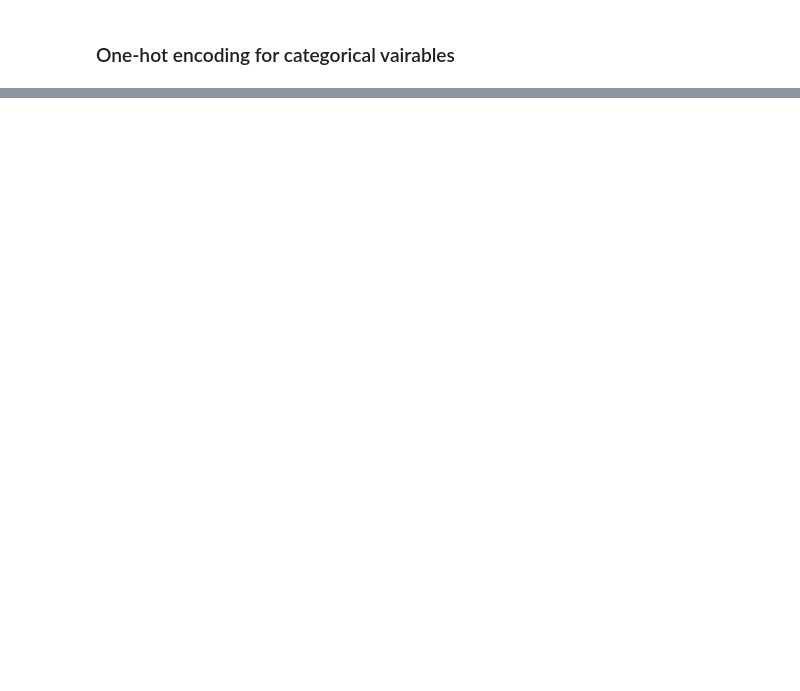
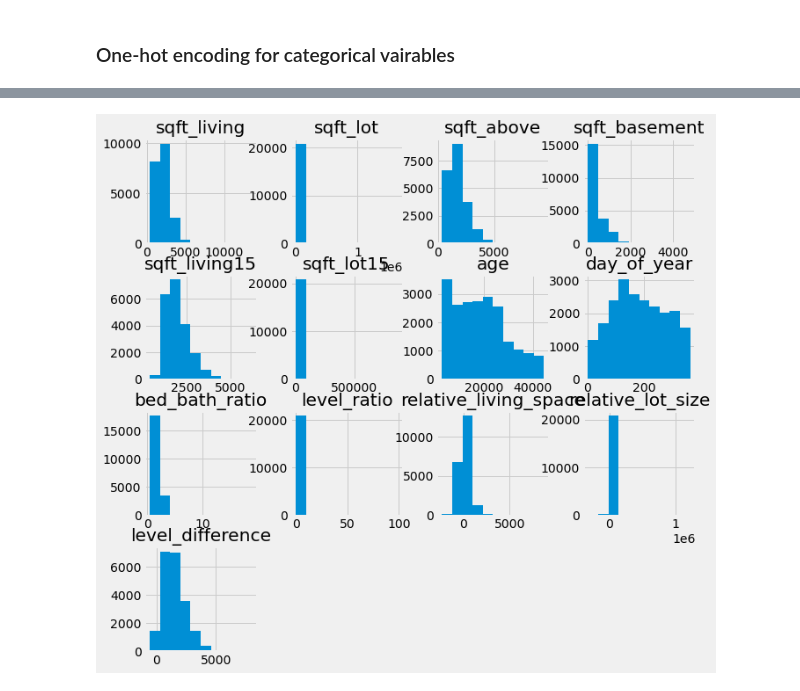
Before and after one commit to Zeth-Abney/Flatiron-school, a Jupyter notebook: phase-2/PROJECT/EDA-two.ipynb, the cells around one changed output, grey strips where cells are left out. Cells and saved outputs as stored; diff of their text form; code cells hidden in the pictures; blank space fills up the shorter version.

```diff
--- a/phase-2/PROJECT/EDA-two.ipynb
+++ b/phase-2/PROJECT/EDA-two.ipynb
@@ -183,4 +175,8 @@ Notes:
 strong multicollinearity problems or that the design matrix is singular.
+# %%
+const = ['sqft_living', 'sqft_lot', 'sqft_above', 'sqft_basement', 'sqft_living15',
+       'sqft_lot15', 'age', 'day_of_year', 'bed_bath_ratio', 'level_ratio',
+       'relative_living_space', 'relative_lot_size', 'level_difference']
 # %%
 create_vif_dictionary(X)
 # %% [output]
@@ -213,0 +283,6 @@ Assumtion check:
+# %%
+X[const].hist(figsize=(10,10))
+
+plt.show()
+# %% [output]
+[figure, added]
```
Also changed, not shown: parts of 19 cells of this notebook, 1 other file.
